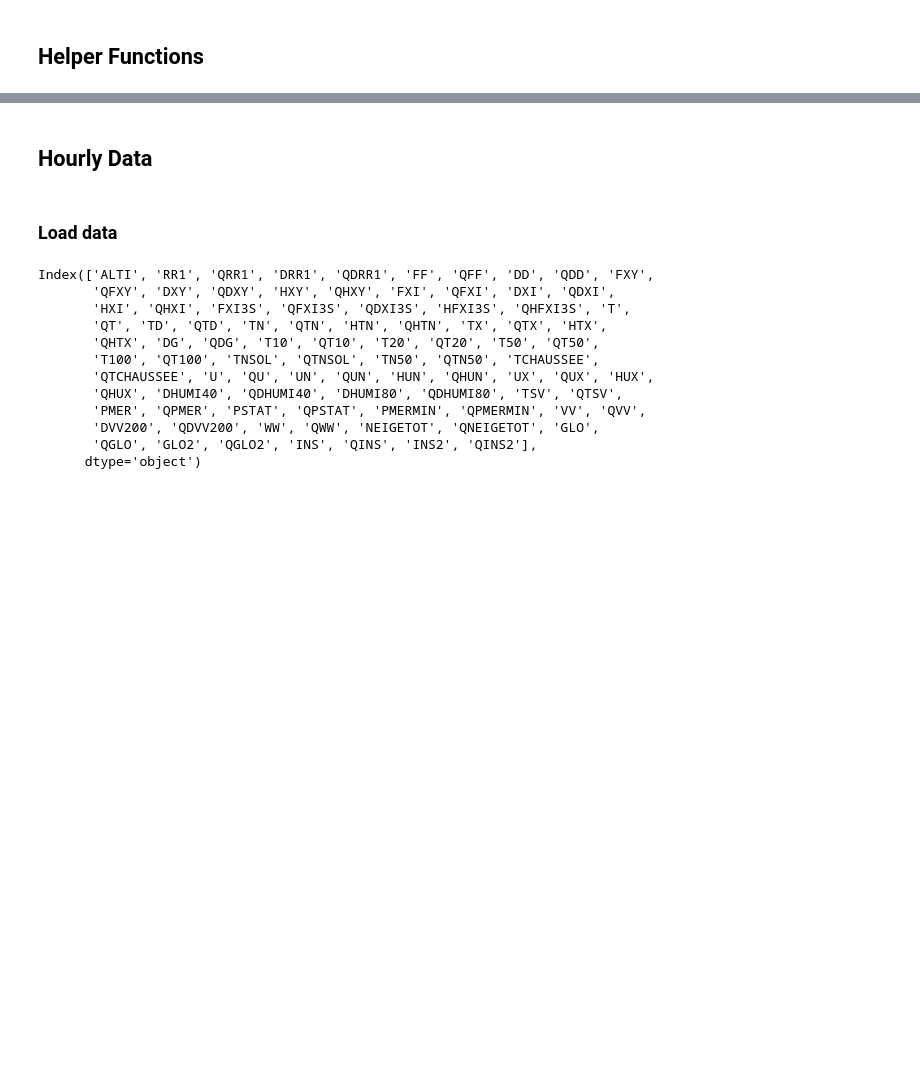
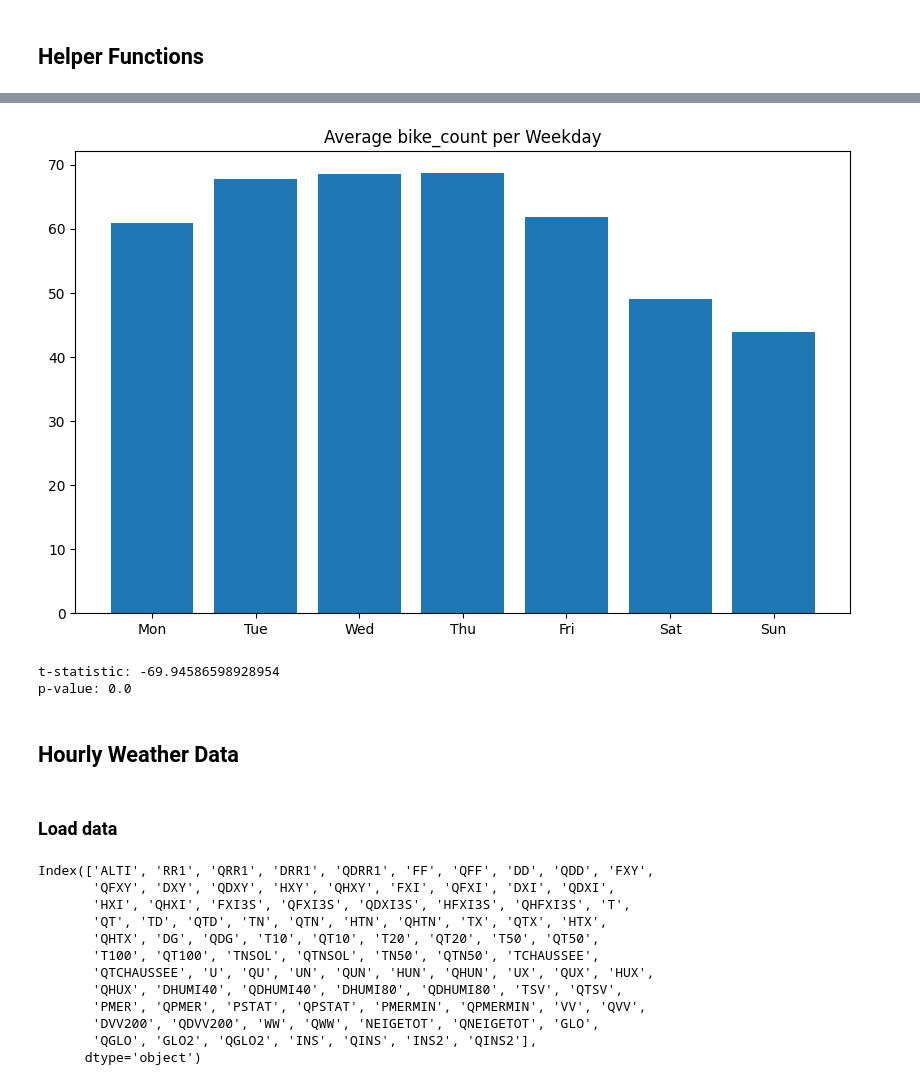
Before and after one commit to howard-ch-wang/bike_counters, a Jupyter notebook: examine_features.ipynb, the cells around one changed output, grey strips where cells are left out. Cells and saved outputs as stored; diff of their text form; code cells hidden in the pictures; blank space fills up the shorter version.

Commit message:
Added new tests & Organized notebook

```diff
--- a/examine_features.ipynb
+++ b/examine_features.ipynb
@@ -39,0 +122,12 @@ def _encode_dates(X, cols=['date']):
+# %%
+weekdays = df.groupby(by='date_weekday')['bike_count'].mean()
+
+plt.figure(figsize=(10, 6))
+plt.bar(weekdays.index, weekdays.values)
+plt.xticks(ticks=weekdays.index,
+           labels=[calendar.day_abbr[i] for i in weekdays.index])
+
+plt.title("Average bike_count per Weekday")
+plt.show()
+# %% [output]
+[figure, added]
@@ -40,5 +138,26 @@ def _encode_dates(X, cols=['date']):
+# %%
+from scipy.stats import ttest_ind
+
+for i in range(len(df)):
+    df['season'] = df['month'].apply(
+        lambda x: 'Winter' if x in [12, 1, 2] else 'Summer' if x in [6, 7, 8] else 'Other'
+    )
+
+# Filter data for Winter and Summer
+winter_data = np.exp(y[df['season'] == 'Winter']) - 1
+summer_data = np.exp(y[df['season'] == 'Summer']) - 1
+
+# # Perform an independent t-test
+# t_stat, p_value = ttest_ind(winter_data, summer_data, equal_var=False, nan_policy='omit')
+
+# # Display results
+# print(f"t-statistic: {t_stat}")
+# print(f"p-value: {p_value}")
+# %% [output]
+t-statistic: -69.94586598928954
+p-value: 0.0
 # %% [markdown]
-## Hourly Data
+## Hourly Weather Data
 # %% [markdown]
 ### Load data
 # %%
```
Also changed, not shown: parts of 38 cells of this notebook.
